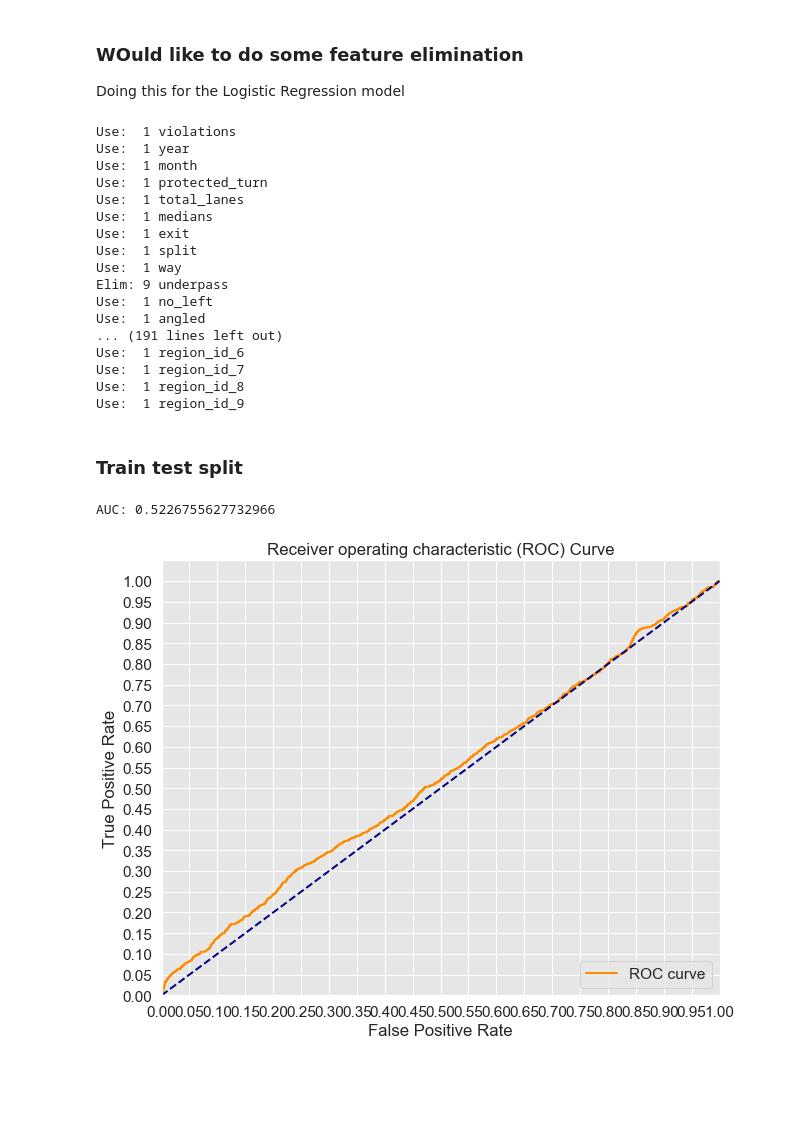
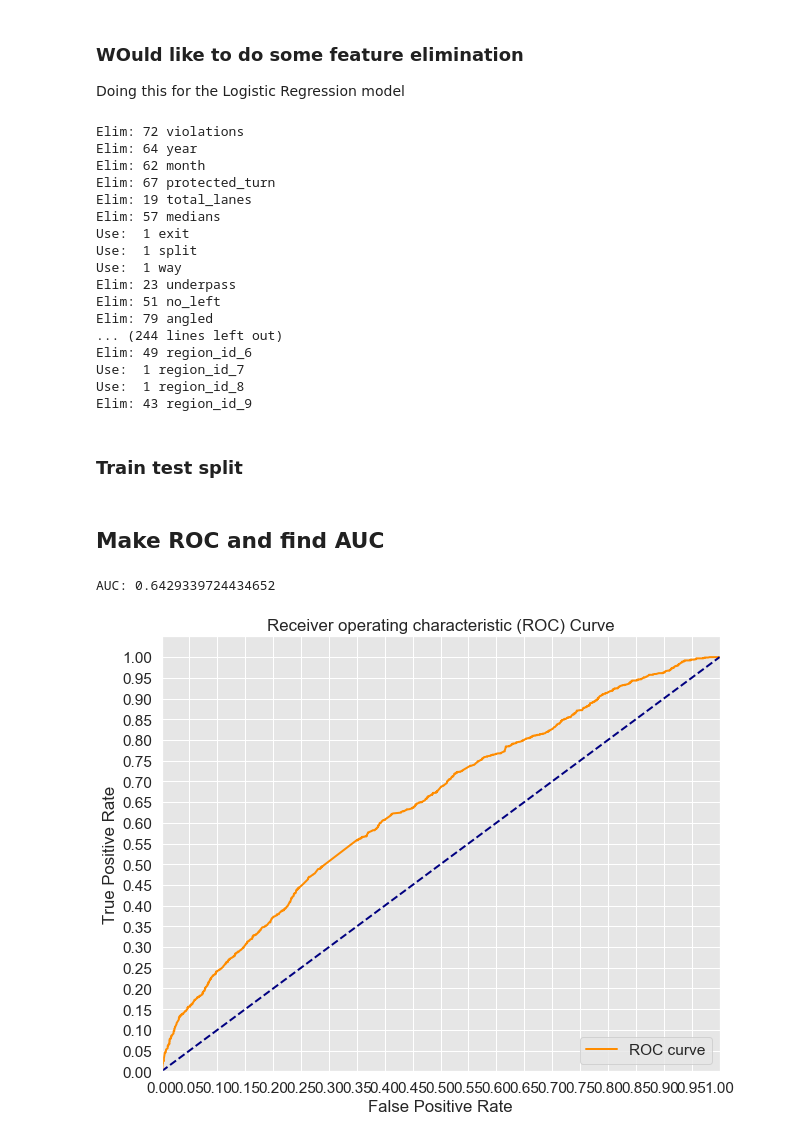
Before and after one commit to sciencelee/chicago-red-light-cameras, a Jupyter notebook: 06-crash-logreg.ipynb, the cells around one changed output. Cells and saved outputs as stored; diff of their text form; code cells hidden in the pictures; blank space fills up the shorter version.

```diff
--- a/06-crash-logreg.ipynb
+++ b/06-crash-logreg.ipynb
@@ -537,10 +557,6 @@ drop_cols = ['violation_date', 'day', 'prim_contributory_cause', 'sec_contributo
 categoricals = ['region_id', 'weekday']
 
 X = all_df.drop(columns=drop_cols)
-# %%
-#X.week = X.week.astype(int)
-# Change crash to a boolean value
-y = y.astype(int)
 # %%
 all_df['n_crash'].value_counts()
 #165550 / 5245
@@ -569,31 +585,33 @@ rfe = RFE(logreg)
 rfe = rfe.fit(X, y)  # convert to int before using in logistic so I can do binary
 # %%
 auto_drop = []
+keepers = []
 
 for i in range(len(X.columns)):
     if rfe.support_[i]:
         print('Use: ', rfe.ranking_[i], X.columns[i])
+        keepers.append(X.columns[i])
     else:
         print('Elim:', rfe.ranking_[i], X.columns[i])
         auto_drop.append(X.columns[i])
 # %% [output]
-Use:  1 violations
-Use:  1 year
-Use:  1 month
-Use:  1 protected_turn
-Use:  1 total_lanes
-Use:  1 medians
+Elim: 72 violations
+Elim: 64 year
+Elim: 62 month
+Elim: 67 protected_turn
+Elim: 19 total_lanes
+Elim: 57 medians
 Use:  1 exit
 Use:  1 split
 Use:  1 way
-Elim: 9 underpass
-Use:  1 no_left
-Use:  1 angled
-... (191 lines left out)
-Use:  1 region_id_6
+Elim: 23 underpass
+Elim: 51 no_left
+Elim: 79 angled
+... (244 lines left out)
+Elim: 49 region_id_6
 Use:  1 region_id_7
 Use:  1 region_id_8
-Use:  1 region_id_9
+Elim: 43 region_id_9
 # %%
 # accept the RFE results automatically
 X = X.drop(columns=auto_drop)
@@ -620,5 +623,7 @@ import seaborn as sns
+# %% [markdown]
+## Make ROC and find AUC
 # %%
-# Try logistic regression?
+# Try logistic regression
 # baseline model
 X2 = X.copy()
 y2 = y.copy()
@@ -627,39 +632,37 @@ y2 = y2.apply(lambda x: 1 if x > 0 else 0)
 
 X2_train, X2_test, y2_train, y2_test = train_test_split(X2, y2, test_size=0.20, random_state=42)
 
-
-
 # Initial Model
-logreg = LogisticRegression(fit_intercept=False, solver='liblinear')
+logreg1 = LogisticRegression(fit_intercept=False, solver='liblinear')
 
 # Probability scores for test set
-y_score = logreg.fit(X2_train, y2_train).decision_function(X_test)
+y_score = logreg1.fit(X2_train, y2_train).decision_function(X_test)
 # False positive rate and true positive rate
 fpr, tpr, thresholds = roc_curve(y2_test, y_score)
 
 # Seaborn's beautiful styling
 sns.set_style('darkgrid', {'axes.facecolor': '0.9'})
 
 # Print AUC
 print('AUC: {}'.format(auc(fpr, tpr)))
 
 # Plot the ROC curve
 plt.figure(figsize=(10, 8))
 lw = 2
 plt.plot(fpr, tpr, color='darkorange',
          lw=lw, label='ROC curve')
 plt.plot([0, 1], [0, 1], color='navy', lw=lw, linestyle='--')
 plt.xlim([0.0, 1.0])
 plt.ylim([0.0, 1.05])
 plt.yticks([i/20.0 for i in range(21)])
 plt.xticks([i/20.0 for i in range(21)])
 plt.xlabel('False Positive Rate')
 plt.ylabel('True Positive Rate')
 plt.title('Receiver operating characteristic (ROC) Curve')
 plt.legend(loc='lower right')
 plt.show()
 # %% [output]
-AUC: 0.5226755627732966
+AUC: 0.6429339724434652
-[figure, old version]
+[figure, new version]
 # %%
 # Now let's compare a few different regularization performances on the dataset:
```
Also changed, not shown: parts of 34 cells of this notebook, 1 other file.
